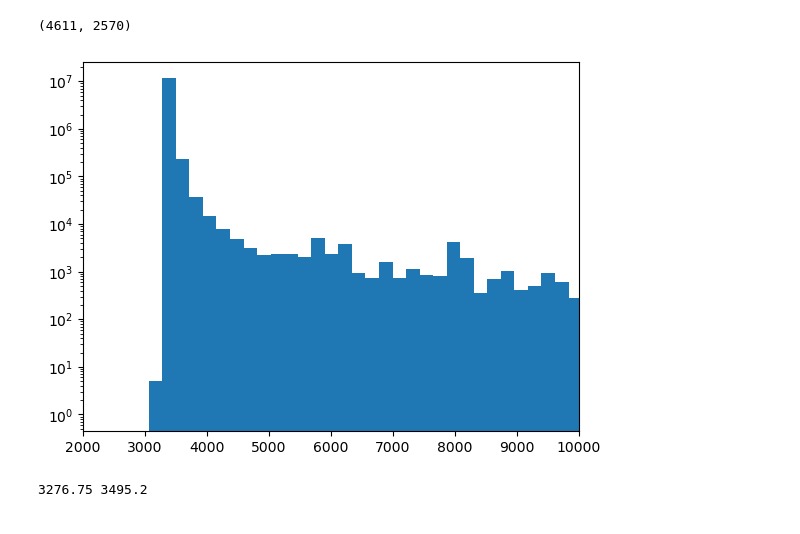
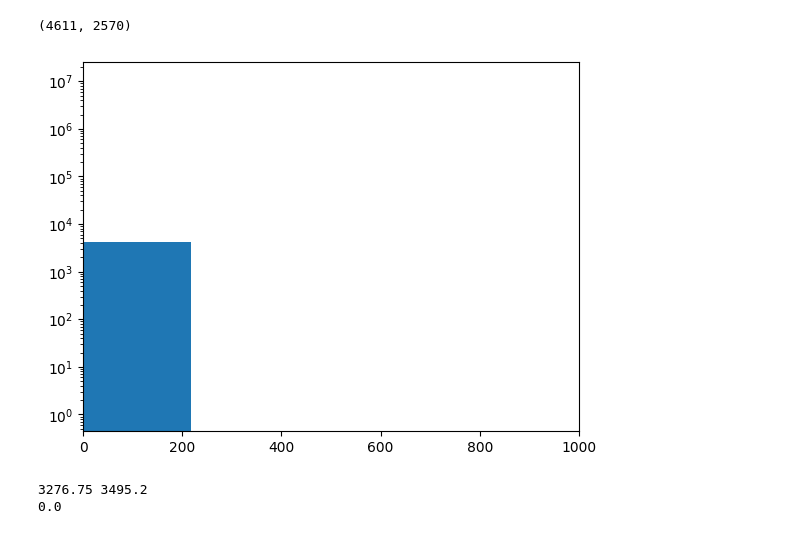
Before and after one commit to crislu05/astro-analysis, a Jupyter notebook: NoOfGalax.ipynb, the cells around one changed output. Saved outputs shown, nothing was run; the diff lists cells and outputs as text; code cells hidden in the pictures.

```diff
--- a/NoOfGalax.ipynb
+++ b/NoOfGalax.ipynb
@@ -6,34 +23,37 @@ from scipy.optimize import curve_fit
 # %%
 pixel_values = fits.getdata("mosaic.fits")
 image = pixel_values.astype(float)
 
 print(image.shape)
 
 x = []
 
 for i in range(len(image)):
     for j in range(len(image[0])):
         pixel_value = image[i,j]
         x.append(pixel_value)
 
 #print(x)
 
 plt.hist(x, bins = 300) #,histtype = "step")
 plt.yscale("log")
-plt.xlim(2000,10000)
+plt.xlim(0,1000)
 #plt.ylim(0,1000)
 plt.show()
 # %% [output]
 (4611, 2570)
-[figure, old version]
+[figure, new version]
 # %%
 counts, edges = np.histogram(x,bins=300)
 index_maxpeak = np.argmax(counts)
 left_edge = edges[index_maxpeak]
 right_edge = edges[index_maxpeak+1]
 print(left_edge, right_edge)
+
+print(edges[0])
 # %% [output]
 3276.75 3495.2
+0.0
 # %%
 counts, edges = np.histogram(x, bins=100, range=(left_edge, right_edge))
 
```
Also changed, not shown: parts of 7 cells of this notebook.
